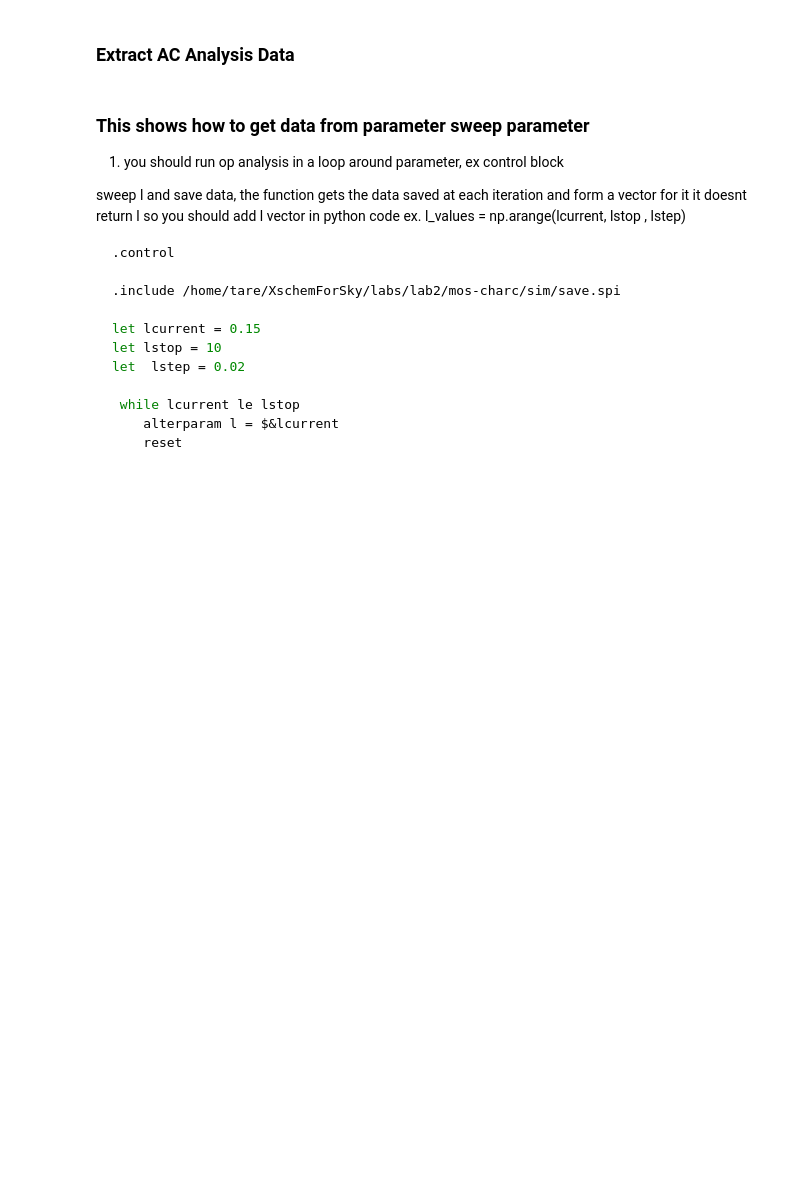
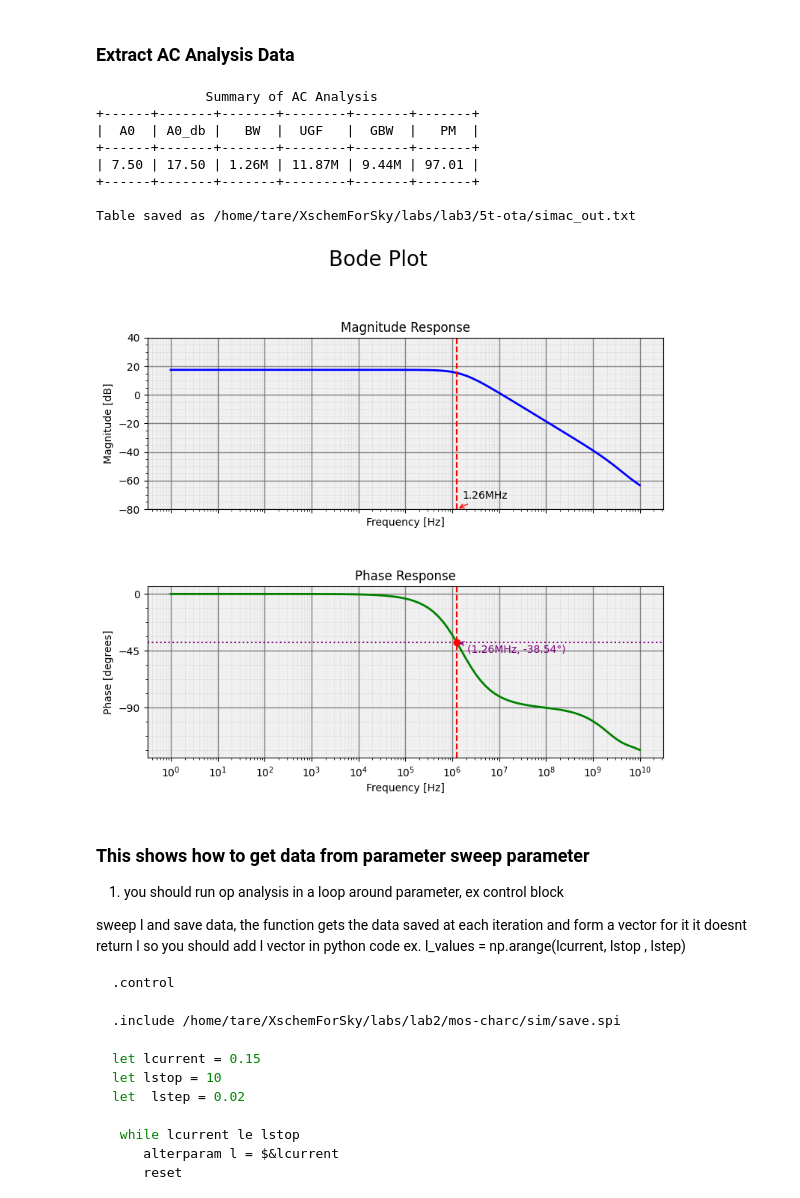
Before and after one commit to abdelrahmanali15/CircuitCruncher, a Jupyter notebook: post_analysis_notebook.ipynb, the cells around one changed output. Saved outputs shown, nothing was run; the diff lists cells and outputs as text; code cells hidden in the pictures; blank space fills up the shorter version.

```diff
--- a/post_analysis_notebook.ipynb
+++ b/post_analysis_notebook.ipynb
@@ -85,10 +85,10 @@ import yaml
 ### Add Simulation and Output Directories (User Configuration)
 # %%
 
-sim_dir = '/home/tare/XschemForSky/labs/lab2/mos-charc/sim'
-save_raw_path = sim_dir +'/test_ota_tb.raw'
-op_raw_path = sim_dir + '/test_ota_tb.raw'
-ac_raw_path = sim_dir + '/ota-5t_tb2_ac.raw'
-output_dir = '/home/tare/XschemForSky/Projects/ota-5t/xschem/output/'
+sim_dir = '/home/tare/XschemForSky/labs/lab3/5t-ota/sim'
+save_raw_path = sim_dir +'/5t-ota_tb.raw'
+op_raw_path = sim_dir + '/5t-ota_tb.raw'
+ac_raw_path = sim_dir + '/5t-ota_tb_ac.raw'
+output_dir = '/home/tare/XschemForSky/labs/lab3/5t-ota/sim'
 # %% [markdown]
 ### Generate Save Spice file for Operating point
@@ -149,7 +149,7 @@ if run_save:
 # %% [markdown]
 ### Print OP Parameters for all transistors
 # %%
-run_op = False
+run_op = True
 if run_op:
     (arrs, plots) = ng_raw_read(op_raw_path)
     OP_simNumber = simType('op',plots)
@@ -167,19 +188,29 @@ if run_op:
 # %% [markdown]
 ### Extract AC Analysis Data
 # %%
-run_ac = False
+run_ac = True
 if run_ac:
     (arrs, plots) = ng_raw_read(ac_raw_path)
     AC_simNumber = simType('ac',plots)
 
     dfs = to_data_frames((arrs, plots))
     df = dfs[AC_simNumber]
 
     # view_headers(df)
 
     ac_parameters = ac_analysis(df,save=True,output_file=output_dir+'ac_out')
 
     plt.show()
+# %% [output]
+              Summary of AC Analysis
++------+-------+-------+--------+-------+-------+
+|  A0  | A0_db |   BW  |  UGF   |  GBW  |   PM  |
++------+-------+-------+--------+-------+-------+
+| 7.50 | 17.50 | 1.26M | 11.87M | 9.44M | 97.01 |
++------+-------+-------+--------+-------+-------+
+
+Table saved as /home/tare/XschemForSky/labs/lab3/5t-ota/simac_out.txt
+[figure, added]
 # %% [markdown]
 ### This shows how to get data from parameter sweep parameter
 1. you should run op analysis in a loop around parameter, ex control block
```
Also changed, not shown: parts of 4 cells of this notebook, 1 other file.
